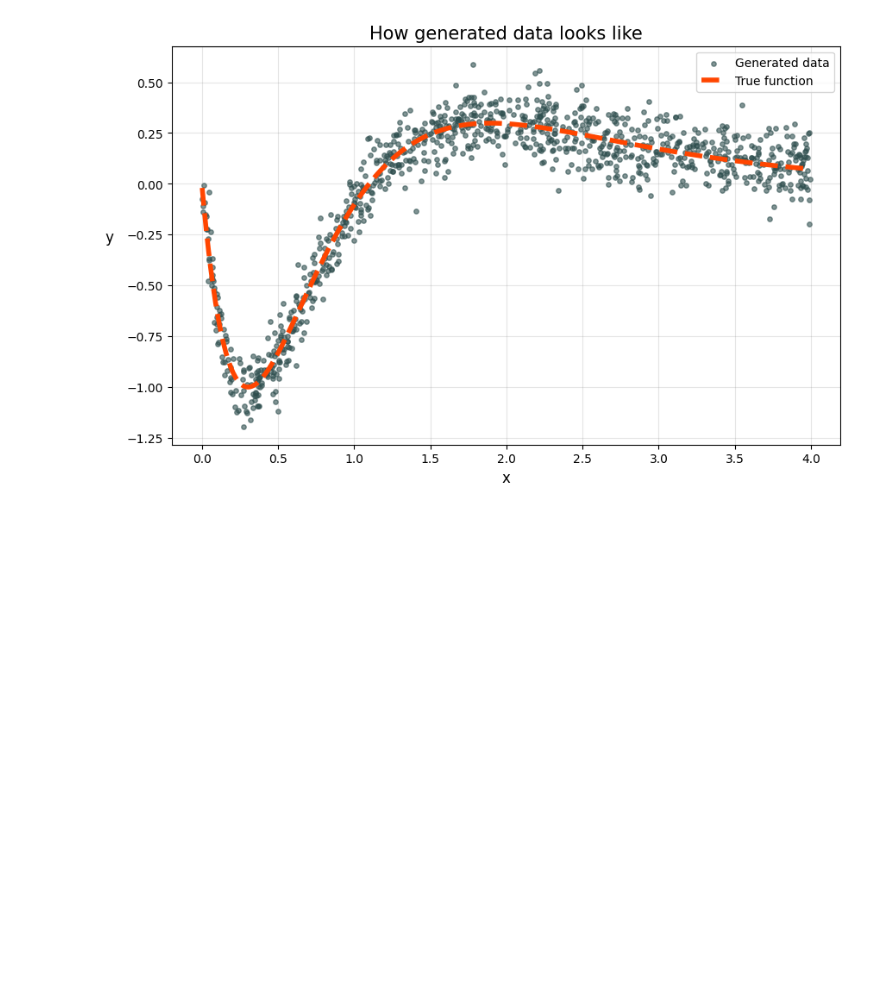
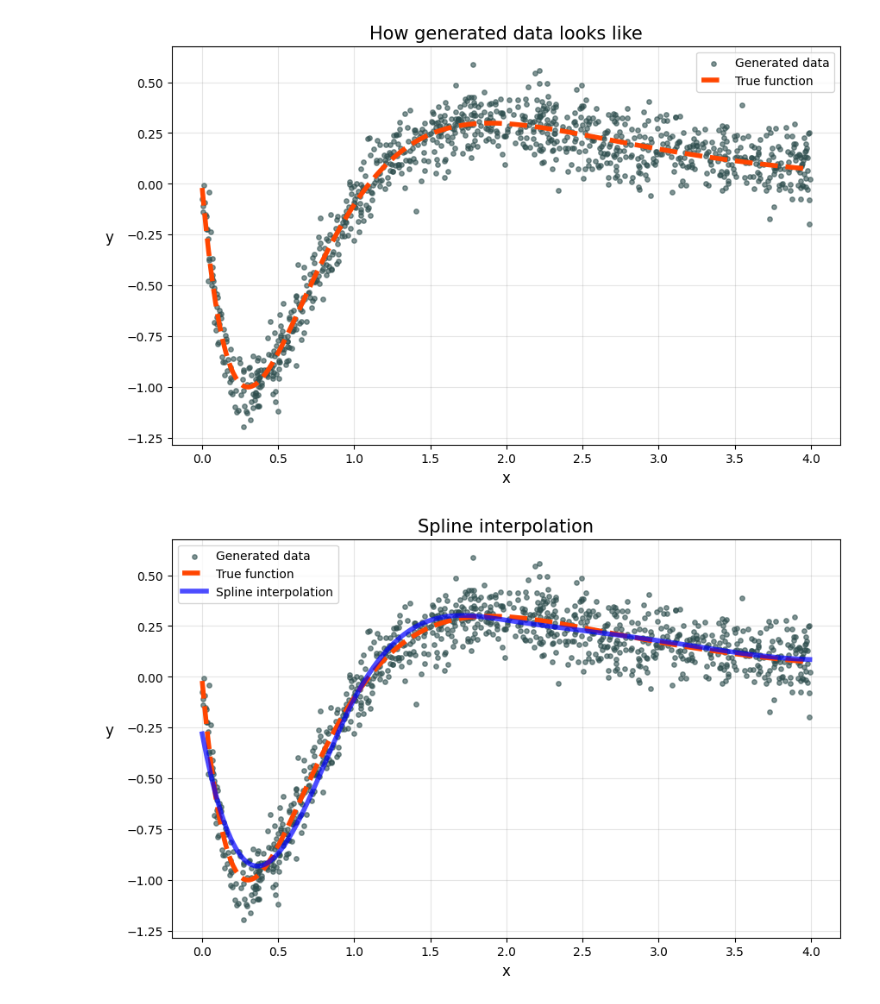
Before and after one commit to nizwant/adv_ml_labs, a Jupyter notebook: 10AAA_regression.ipynb, the cells around one changed output. Saved outputs shown, nothing was run; the diff lists cells and outputs as text; code cells hidden in the pictures; blank space fills up the shorter version.

Commit message:
spline transformation

```diff
--- a/10AAA_regression.ipynb
+++ b/10AAA_regression.ipynb
@@ -32,3 +35,37 @@ plt.title("How generated data looks like", fontsize=15)
 # %% [output]
 Text(0.5, 1.0, 'How generated data looks like')
 [figure]
+# %%
+spliner = SplineTransformer()
+model = make_pipeline(spliner, Ridge(alpha=1e-10))
+model.fit(x[:, np.newaxis], y)
+spline_predictions = model.predict(x_sorted[:, np.newaxis])
+
+plt.figure(figsize=(10, 6))
+plt.scatter(x, y, s=15, alpha=0.6, label="Generated data", c="darkslategrey")
+plt.plot(
+    x_sorted,
+    4.26 * (np.exp(-x_sorted) - 4 * np.exp(-2 * x_sorted) + 3 * np.exp(-3 * x_sorted)),
+    c="orangered",
+    label="True function",
+    linewidth=4,
+    linestyle="dashed",
+)
+plt.plot(
+    x_sorted,
+    spline_predictions,
+    c="blue",
+    label="Spline interpolation",
+    linewidth=4,
+    alpha=0.7,
+)
+plt.xlabel("x", fontsize=12)
+plt.ylabel("y", rotation=0, labelpad=15, fontsize=12)
+plt.legend(fontsize=10)
+plt.grid(True)
+plt.gca().yaxis.grid(color="gray", alpha=0.2)
+plt.gca().xaxis.grid(color="gray", alpha=0.2)
+plt.title("Spline interpolation", fontsize=15)
+plt.show()
+# %% [output]
+[figure, added]
```
Also changed, not shown: parts of 1 cell of this notebook.
